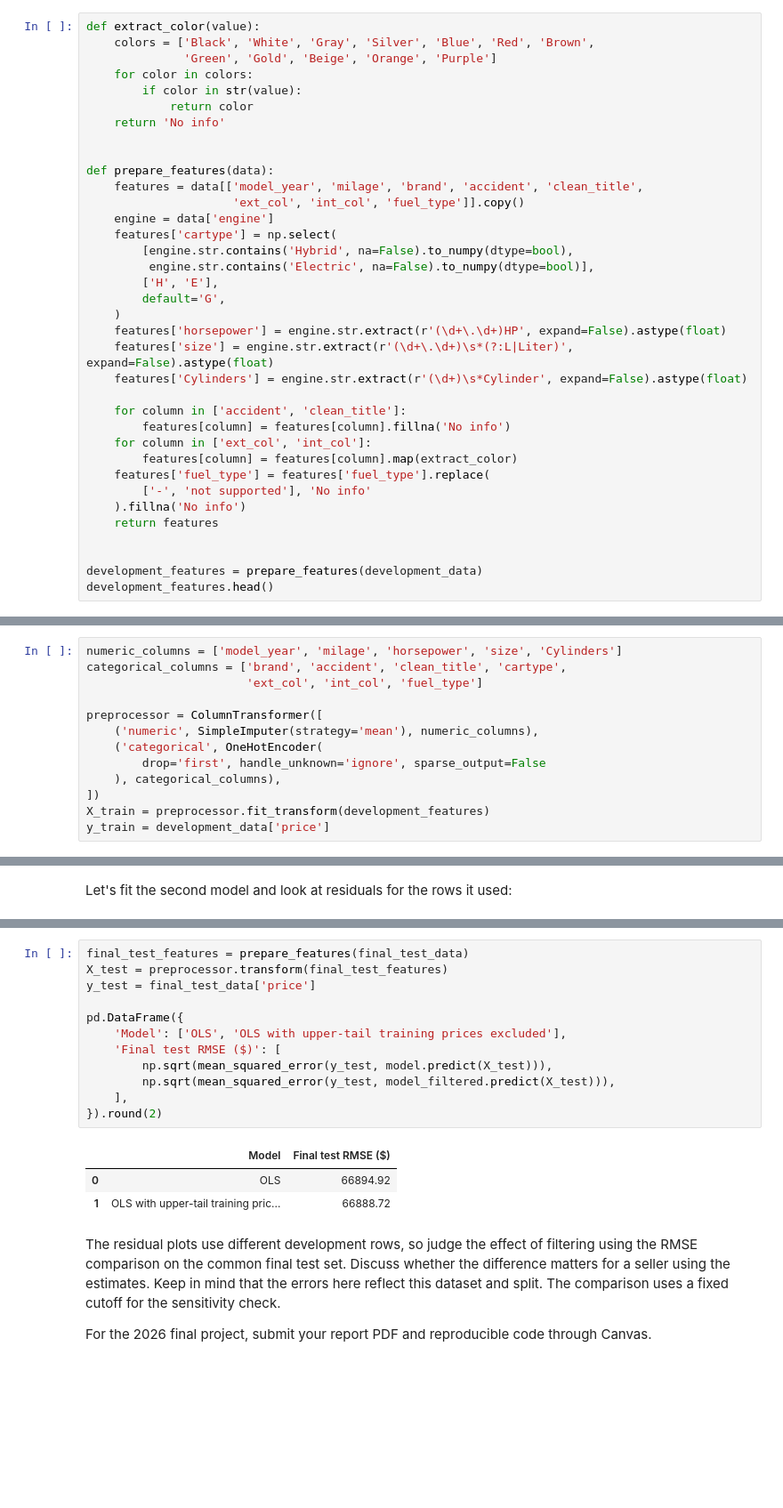
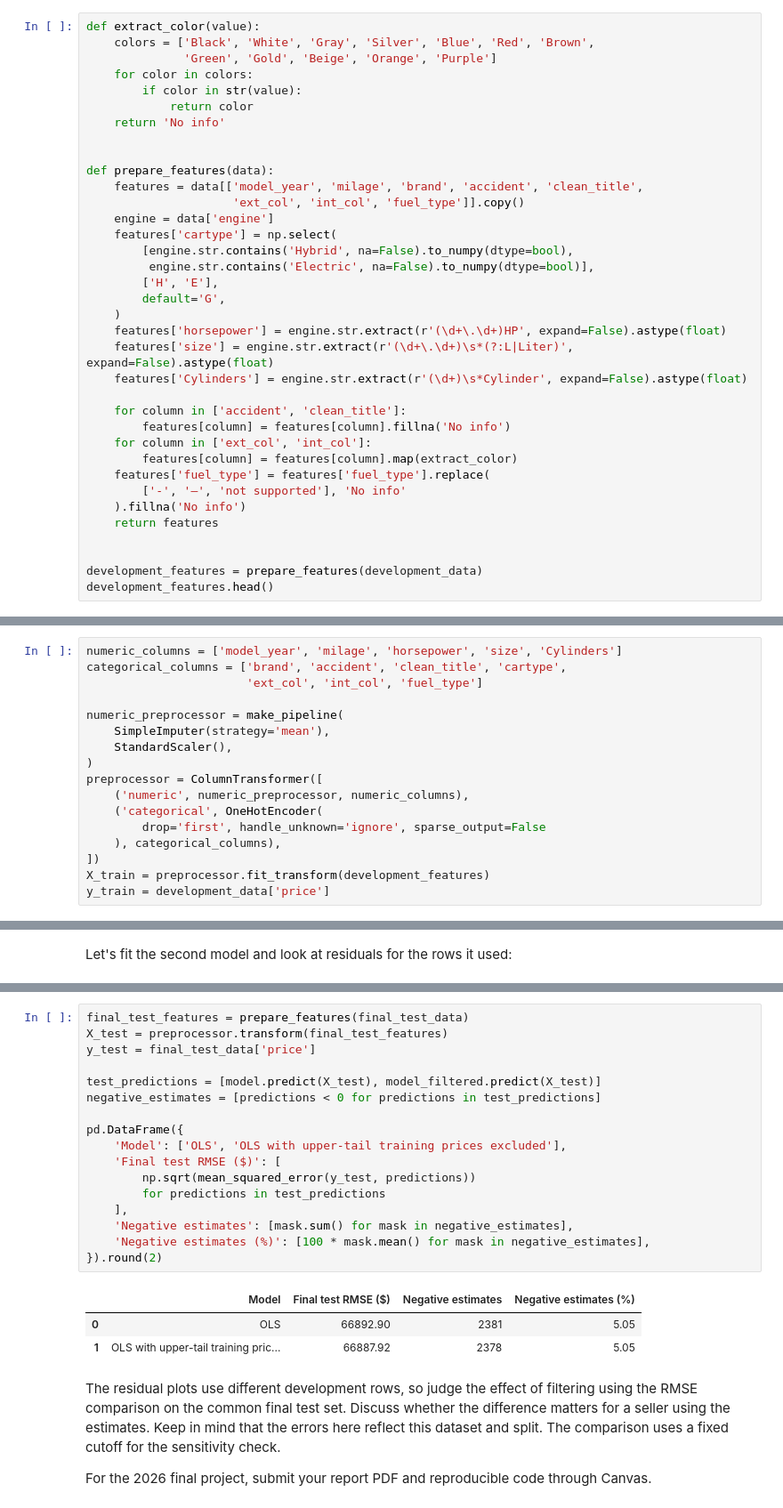
Before and after one commit to okuchap/GB656_2026_public, a Jupyter notebook: module8/GB656_08_CarExample.ipynb, the cells around one changed output, grey strips where cells are left out. Shown at 89% size. Drawn from its saved outputs; the diff is of its cells as text; blank space fills up the shorter version.

Commit message:
Standardize car example features and report negative OLS estimates

```diff
--- a/module8/GB656_08_CarExample.ipynb
+++ b/module8/GB656_08_CarExample.ipynb
@@ -177,7 +178,7 @@ def prepare_features(data):
     for column in ['ext_col', 'int_col']:
         features[column] = features[column].map(extract_color)
     features['fuel_type'] = features['fuel_type'].replace(
-        ['-', 'not supported'], 'No info'
+        ['-', '–', 'not supported'], 'No info'
     ).fillna('No info')
     return features
 
@@ -216,8 +217,12 @@ numeric_columns = ['model_year', 'milage', 'horsepower', 'size', 'Cylinders']
 categorical_columns = ['brand', 'accident', 'clean_title', 'cartype',
                        'ext_col', 'int_col', 'fuel_type']
 
+numeric_preprocessor = make_pipeline(
+    SimpleImputer(strategy='mean'),
+    StandardScaler(),
+)
 preprocessor = ColumnTransformer([
-    ('numeric', SimpleImputer(strategy='mean'), numeric_columns),
+    ('numeric', numeric_preprocessor, numeric_columns),
     ('categorical', OneHotEncoder(
         drop='first', handle_unknown='ignore', sparse_output=False
     ), categorical_columns),
@@ -285,19 +292,24 @@ We use every labeled final test row for both models, including cars with extreme
 # %%
 final_test_features = prepare_features(final_test_data)
 X_test = preprocessor.transform(final_test_features)
 y_test = final_test_data['price']
 
+test_predictions = [model.predict(X_test), model_filtered.predict(X_test)]
+negative_estimates = [predictions < 0 for predictions in test_predictions]
+
 pd.DataFrame({
     'Model': ['OLS', 'OLS with upper-tail training prices excluded'],
     'Final test RMSE ($)': [
-        np.sqrt(mean_squared_error(y_test, model.predict(X_test))),
-        np.sqrt(mean_squared_error(y_test, model_filtered.predict(X_test))),
+        np.sqrt(mean_squared_error(y_test, predictions))
+        for predictions in test_predictions
     ],
+    'Negative estimates': [mask.sum() for mask in negative_estimates],
+    'Negative estimates (%)': [100 * mask.mean() for mask in negative_estimates],
 }).round(2)
 # %% [output]
-|  | Model | Final test RMSE ($) |
-| 0 | OLS | 66894.92 |
-| 1 | OLS with upper-tail training pric... | 66888.72 |
+|  | Model | Final test RMSE ($) | Negative estimates | Negative estimates (%) |
+| 0 | OLS | 66892.90 | 2381 | 5.05 |
+| 1 | OLS with upper-tail training pric... | 66887.92 | 2378 | 5.05 |
 # %% [markdown]
 The residual plots use different development rows, so judge the effect of filtering using the RMSE comparison on the common final test set. Discuss whether the difference matters for a seller using the estimates. Keep in mind that the errors here reflect this dataset and split. The comparison uses a fixed cutoff for the sensitivity check.
 
```
Also changed, not shown: parts of 3 cells of this notebook.
